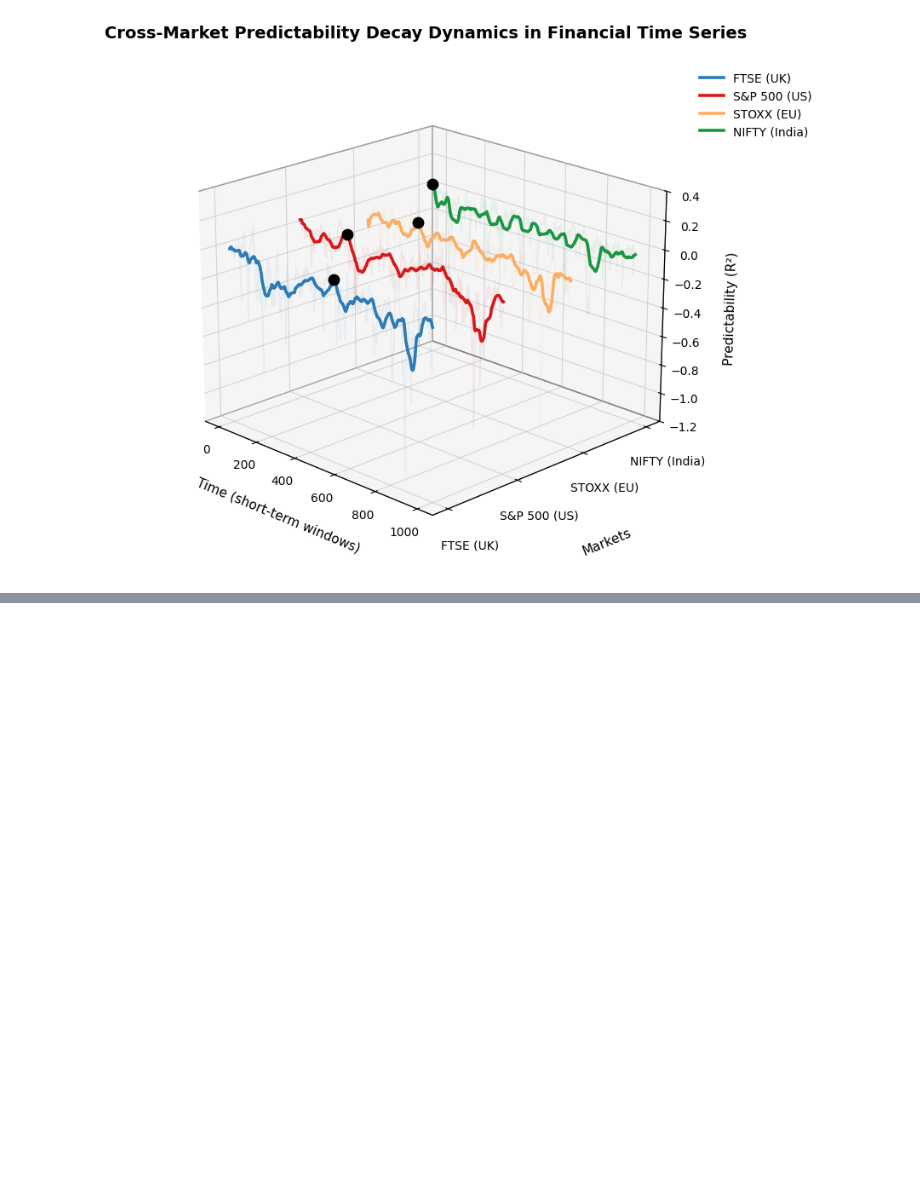
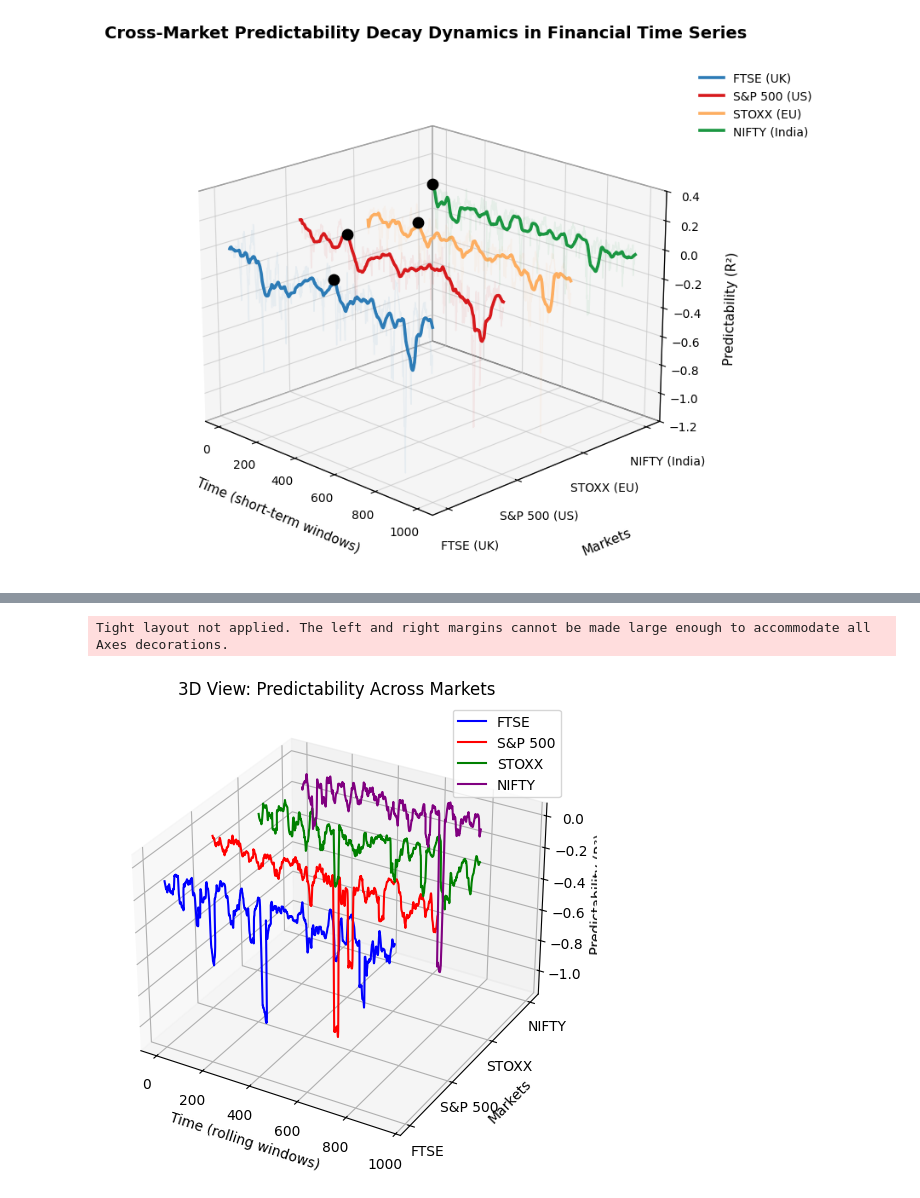
Before and after one commit to mariazafran/Predictibility-Decay-Theory-evidence, a Jupyter notebook: Predictibility_Decay_Analysis.ipynb, the cells around one changed output, grey strips where cells are left out. Drawn from its saved outputs; the diff is of its cells as text; code cells hidden in the pictures; blank space fills up the shorter version.

```diff
--- a/Predictibility_Decay_Analysis.ipynb
+++ b/Predictibility_Decay_Analysis.ipynb
@@ -1689,0 +1920,50 @@ IndentationError: unindent does not match any outer indentation level (<tokenize
+# %%
+import matplotlib.pyplot as plt
+import numpy as np
+
+def plot_3d_predictability(markets_dict):
+
+    fig = plt.figure(figsize=(10,6))
+    ax = fig.add_subplot(111, projection='3d')
+
+    colors = ['blue', 'red', 'green', 'purple']
+
+    for i, (name, df) in enumerate(markets_dict.items()):
+
+        data = df['predictability'].values
+
+        # ✅ Smooth for clarity
+        smooth = pd.Series(data).rolling(20).mean()
+
+        x = np.arange(len(smooth))   # time
+        y = np.full(len(smooth), i)  # market index
+        z = smooth.values            # predictability
+
+        ax.plot(x, y, z, color=colors[i], label=name)
+
+    # ✅ Labels
+    ax.set_xlabel("Time (rolling windows)")
+    ax.set_ylabel("Markets")
+    ax.set_zlabel("Predictability (R²)")
+
+    ax.set_yticks(range(len(markets_dict)))
+    ax.set_yticklabels(list(markets_dict.keys()))
+
+    ax.set_title("3D View: Predictability Across Markets")
+
+    ax.legend()
+
+    plt.tight_layout()
+    plt.show()
+
+
+# ✅ Run it
+plot_3d_predictability({
+    "FTSE": results_rf,
+    "S&P 500": results_sp_rf,
+    "STOXX": results_eu_rf,
+    "NIFTY": results_india_rf
+})
+# %% [output]
+Tight layout not applied. The left and right margins cannot be made large enough to accommodate all Axes decorations.
+[figure, added]
```
Also changed, not shown: parts of 55 cells of this notebook.
